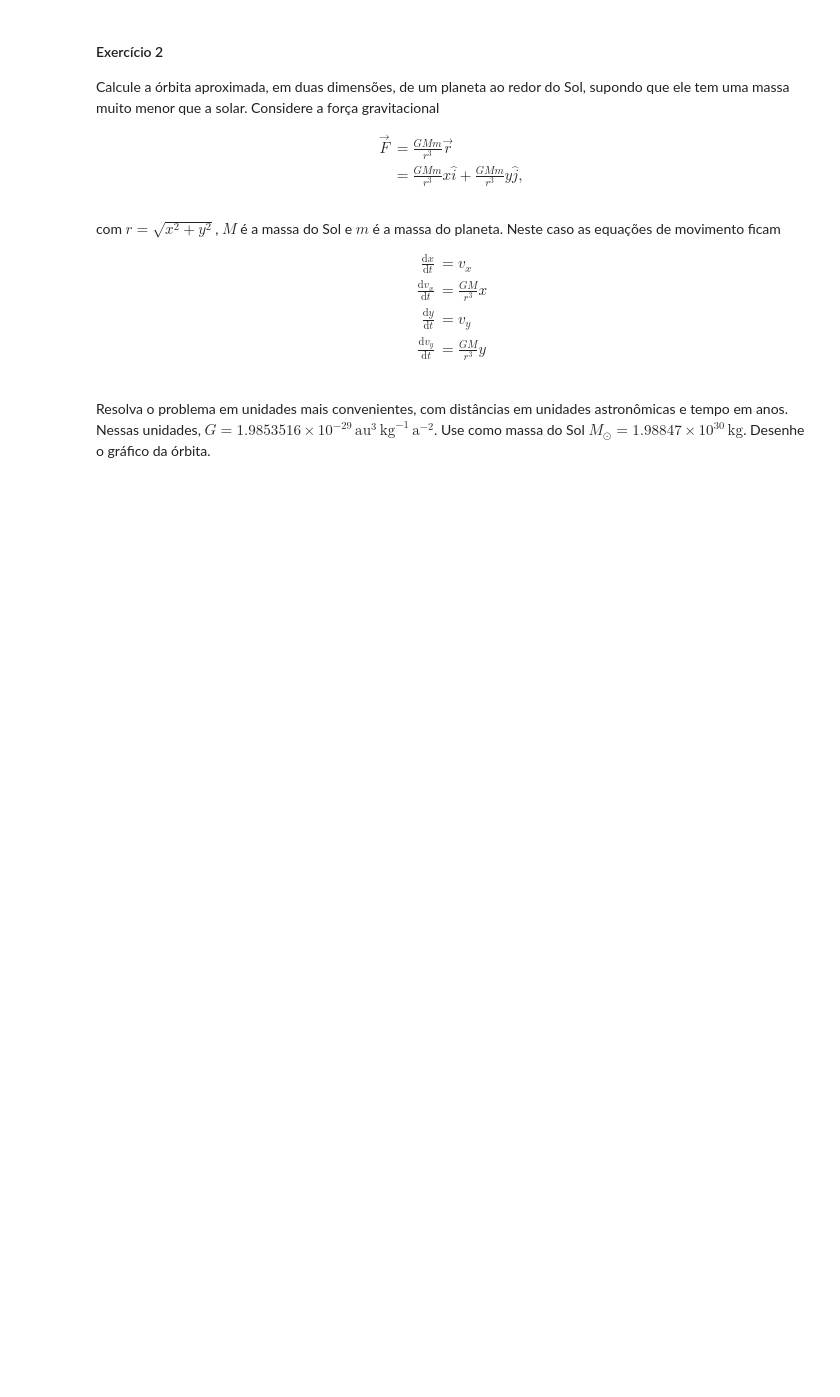
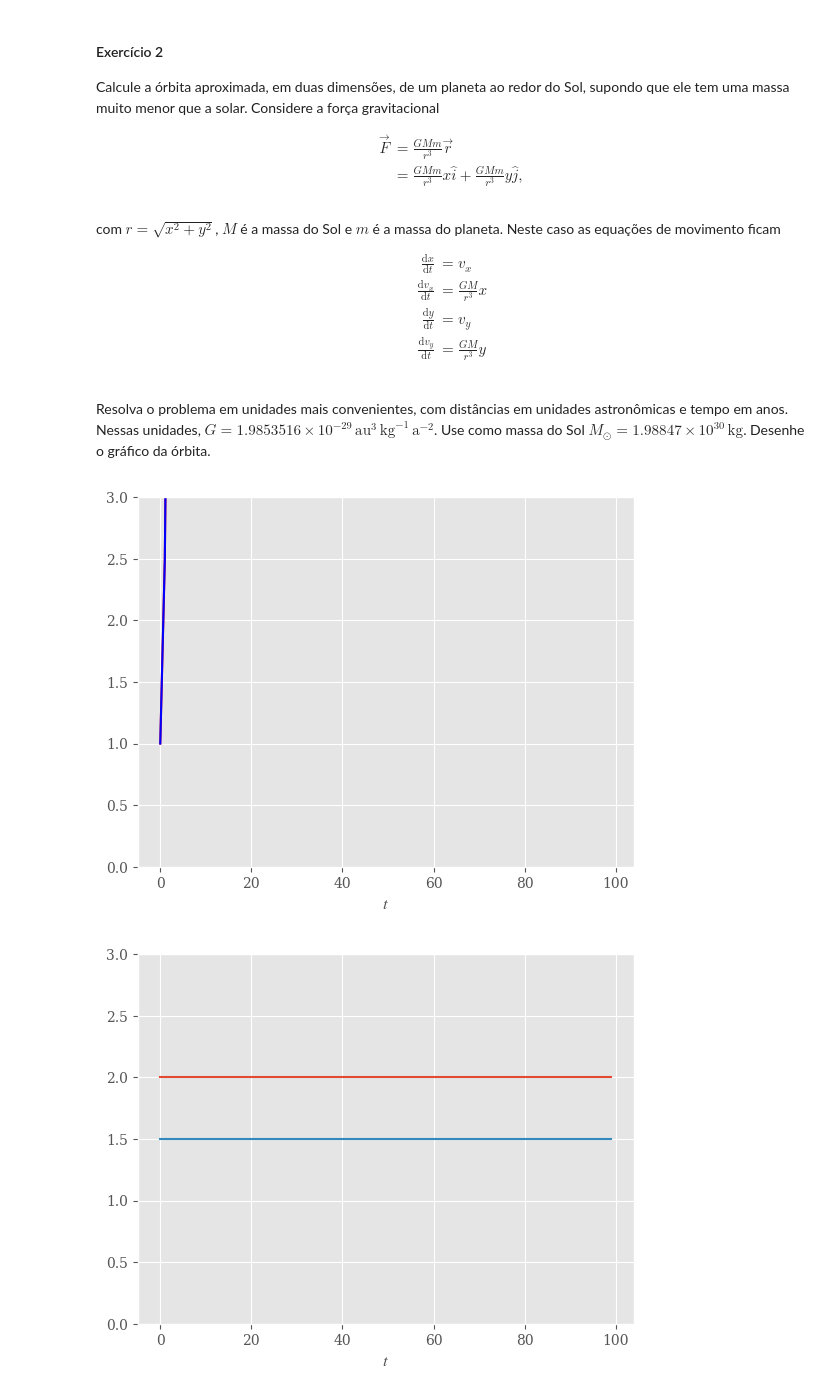
Before and after one commit to PFSLDO/FisicaComputacional, a Jupyter notebook: edo-rk2.ipynb, the cells around one changed output. Saved outputs shown, nothing was run; the diff lists cells and outputs as text; code cells hidden in the pictures; blank space fills up the shorter version.

```diff
--- a/edo-rk2.ipynb
+++ b/edo-rk2.ipynb
@@ -202,7 +201,7 @@ t = np.arange(t0, tf, h)
 # A ordem importa!
 M = 2
 dimensões = (N, M)
-r = np.zeros((dimensões))
+r = np.zeros(dimensões)
 
 # Condição inicial
 r[0, :] = [1.5, 1]
@@ -247,13 +253,6 @@ for j in range(N - 1):
 # Separar o array r nas variáveis
 x = r[:, 0]
 y = r[:, 1]
-# %%
-# Inicialização
-import numpy as np
-import matplotlib.pyplot as plt
-plt.style.use('seaborn-bright')
-plt.rcParams['font.family'] = 'serif'
-plt.rcParams['mathtext.fontset'] = 'stix'
 # %%
 fig, ax = plt.subplots()
 ax.plot(t, x, 'r-', label=f'$x(t)$')
@@ -282,3 +283,69 @@ com $r = \sqrt{x^2 + y^2}$, $M$ é a massa do Sol e $m$ é a massa do planeta. N
 \end{align}
 # %% [markdown]
 Resolva o problema em unidades mais convenientes, com distâncias em unidades astronômicas e tempo em anos. Nessas unidades, $G = 1.9853516 \times 10^{-29}\,\mathrm{au}^3\,\mathrm{kg}^{-1}\,\mathrm{a}^{-2}$. Use como massa do Sol $M_\odot = 1.98847 \times 10^{30}\,\mathrm{kg}$. Desenhe o gráfico da órbita.
+# %%
+G = 1.9853516e-29
+M_sol = 1.98847e30
+
+N = 100 #qualquer
+t0 = 0
+tf = 100 #anos
+h = int((tf - t0) / N)
+
+t = np.arange(t0, tf, h)
+
+# (N, M) é uma tupla, que indica um array multidimensional.
+# A ordem importa!
+M = 4
+dimensoes = (N, M)
+r = np.zeros(dimensoes)
+
+# Condição inicial
+r[0, :] = [1.0, 2.0, 1.0, 1.5]
+
+def f(r, t):
+    # r tem 4 elementos.
+    # "desempacotando" as variáveis independentes
+    x = r[0]
+    vx = r[1]
+    y = r[2]
+    vy = r[3]
+
+    # Calculando as duas funções
+    f_x = x
+    v_x = - G * M * x /(x**2 + y**2)**3/2
+    f_y = y
+    v_y = - G * M * y /(x**2 + y**2)**3/2
+
+    # Retornando um array de 2 elementos.
+    return np.array([f_x, v_x, f_y, v_y])
+
+for j in range(N - 1):
+    k1 = h * f(r[j], t[j])
+    k2 = h * f(r[j] + k1, t[j + 1])
+    r[j + 1] = r[j] + 0.5 * (k1 + k2)
+
+# Separar o array r nas variáveis
+x = r[:, 0]
+vx = r[:, 1]
+y = r[:, 2]
+vy = r[:, 3]
+
+fig, ax = plt.subplots()
+ax.plot(t, x, 'r-', label=f'$x(t)$')
+ax.plot(t, y, 'b-', label=f'$y(t)$')
+ax.set_xlabel('$t$')
+ax.set_ylim(0.0, 3.0)
+ax.legend()
+plt.show()
+
+fig, ax = plt.subplots()
+ax.plot(t, vx, label=f'$x(t)$')
+ax.plot(t, vy, label=f'$y(t)$')
+ax.set_xlabel('$t$')
+ax.set_ylim(0.0, 3.0)
+ax.legend()
+plt.show()
+# %% [output]
+[figure, added]
+[figure, added]
```
Also changed, not shown: parts of 4 cells of this notebook.
